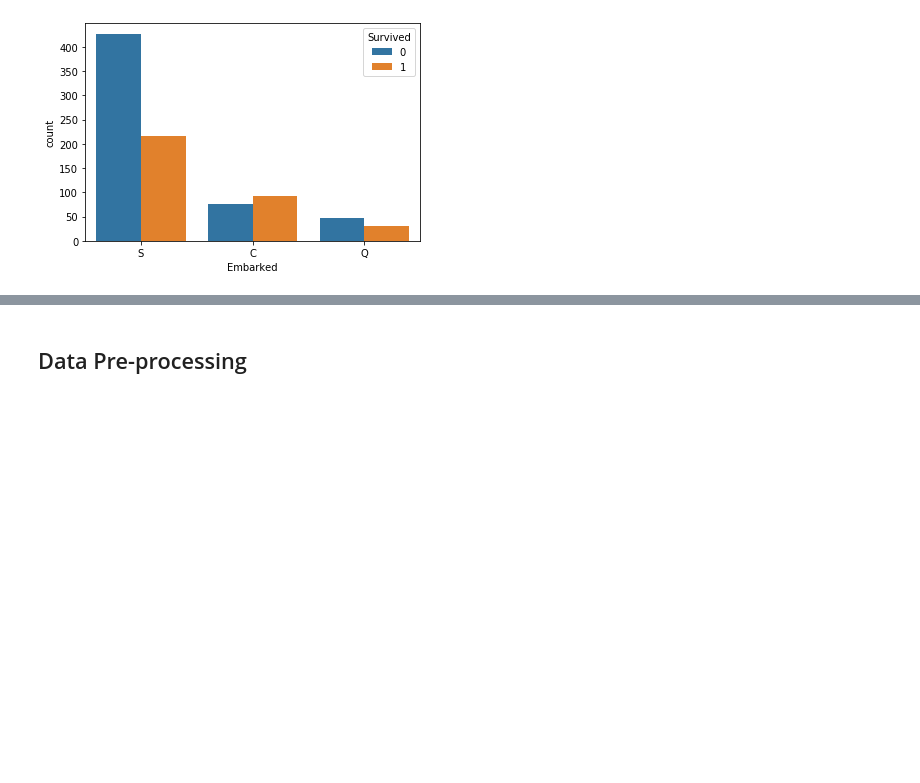
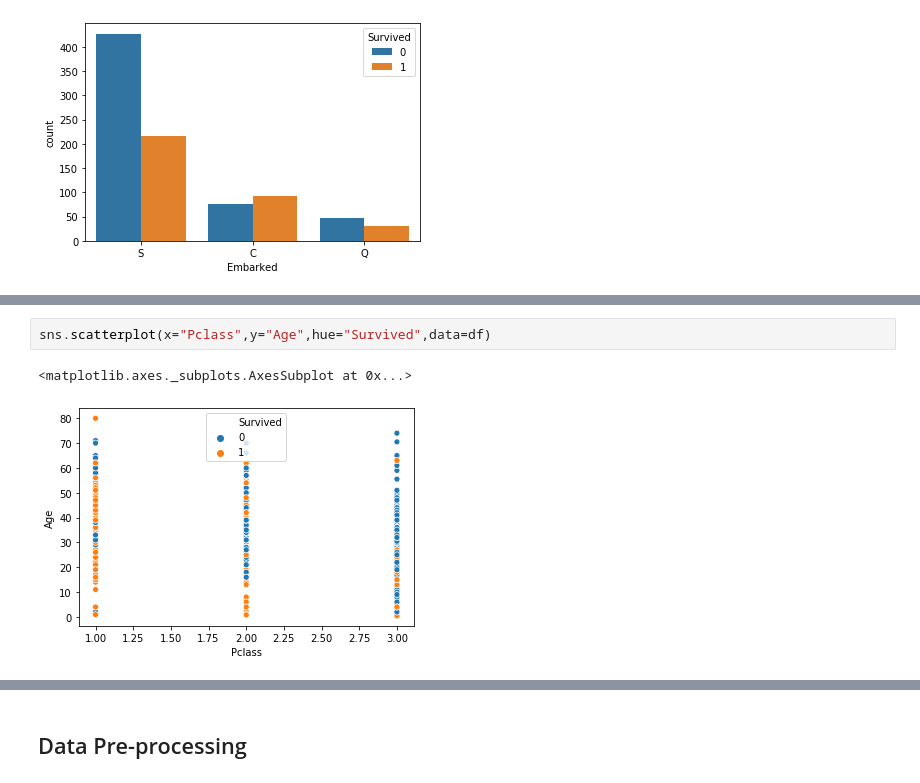
Before and after one commit to Umesh-Pandey94/Titanic-Predictions, a Jupyter notebook: Titanic Predictions.ipynb, the cells around one changed output, grey strips where cells are left out. Cells and saved outputs as stored; diff of their text form; blank space fills up the shorter version.

```diff
--- a/Titanic Predictions.ipynb
+++ b/Titanic Predictions.ipynb
@@ -140,0 +147,5 @@ sns.countplot(x="Embarked",hue="Survived",data=df)
+# %%
+sns.scatterplot(x="Pclass",y="Age",hue="Survived",data=df)
+# %% [output]
+<matplotlib.axes._subplots.AxesSubplot at 0x...>
+[figure, added]
```
Also changed, not shown: parts of 8 cells of this notebook.
